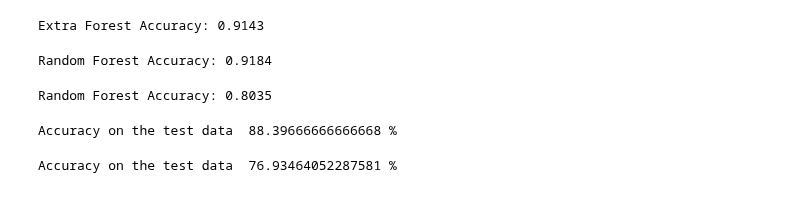
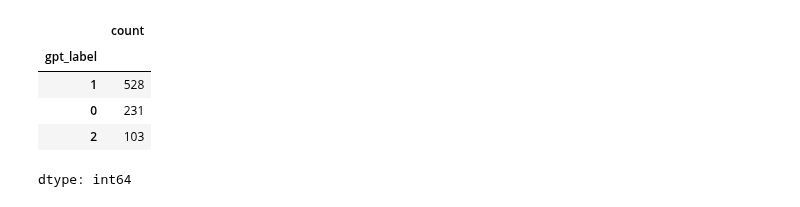
Before and after one commit to vishallmaurya/sentiment_analyzer_backend, a Jupyter notebook: sentiment_analysis3.ipynb, the cells around one changed output. Drawn from its saved outputs; the diff is of its cells as text; code cells hidden in the pictures.

```diff
--- a/sentiment_analysis3.ipynb
+++ b/sentiment_analysis3.ipynb
@@ -29,5 +39,5 @@ data.head()
 # %%
-data.drop(['Unnamed: 0', 'Date'], inplace=True, axis=1)
+data.drop(['Unnamed: 0', 'Date', 'class'], inplace=True, axis=1)
 # %%
 nltk.download('stopwords')
 
@@ -153,45 +49,9 @@ from sklearn.ensemble import RandomForestClassifier, ExtraTreesClassifier
-# %%
-rf_model = ExtraTreesClassifier(n_estimators=161,warm_start=True, random_state=42)
-rf_model.fit(X_train1, y_train1)
-
-# Evaluate accuracy
-y_pred1 = rf_model.predict(X_test1)
-print(f"Extra Forest Accuracy: {accuracy_score(y_test1, y_pred1):.4f}")
-# %% [output]
-Extra Forest Accuracy: 0.9143
-# %%
-rf_model = RandomForestClassifier(n_estimators=125, random_state=42)
-rf_model.fit(X_train1, y_train1)
-
-# Evaluate accuracy
-y_pred1 = rf_model.predict(X_test1)
-print(f"Random Forest Accuracy: {accuracy_score(y_test1, y_pred1):.4f}")
-# %% [output]
-Random Forest Accuracy: 0.9184
-# %%
-rf_model = RandomForestClassifier(n_estimators=125, random_state=42)
-rf_model.fit(X_train, y_train)
-
-# Evaluate accuracy
-y_pred = rf_model.predict(X_test)
-print(f"Random Forest Accuracy: {accuracy_score(y_test, y_pred):.4f}")
-# %% [output]
-Random Forest Accuracy: 0.8035
-# %%
-rf_model = RandomForestClassifier(n_estimators=125, random_state=42)
-score3 = cross_val_score(rf_model, X_SMOTE, Y_SMOTE, cv=50)
-
-acc_svm = score3.mean()*100
-
-print("Accuracy on the test data ", acc_svm, "%")
-# %% [output]
-Accuracy on the test data  88.39666666666668 %
-# %%
-rf_model = RandomForestClassifier(n_estimators=125, random_state=42)
-score3 = cross_val_score(rf_model, tweet_embeddings, data["class"], cv=50)
-
-acc_svm = score3.mean()*100
-
-print("Accuracy on the test data ", acc_svm, "%")
-# %% [output]
-Accuracy on the test data  76.93464052287581 %
+# %%
+data['gpt_label'].value_counts()
+# %% [output]
+|  | count |
+| gpt_label |  |
+| 1 | 528 |
+| 0 | 231 |
+| 2 | 103 |
+dtype: int64
```
Also changed, not shown: parts of 36 cells of this notebook.
